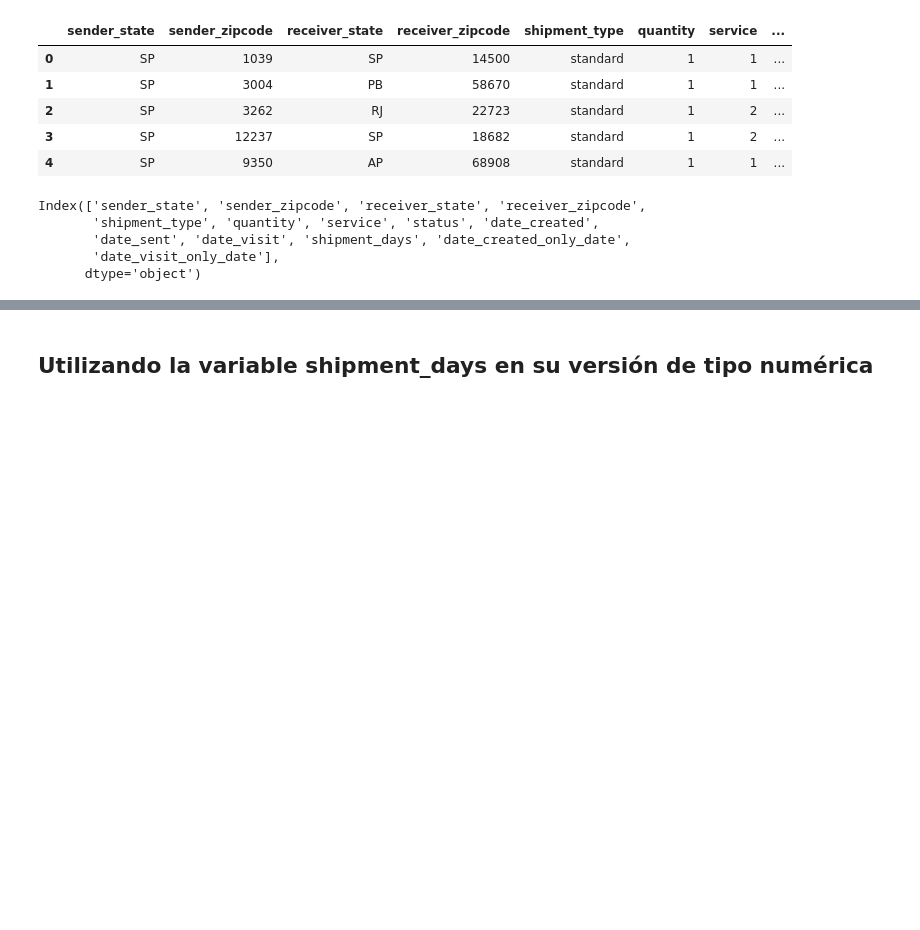
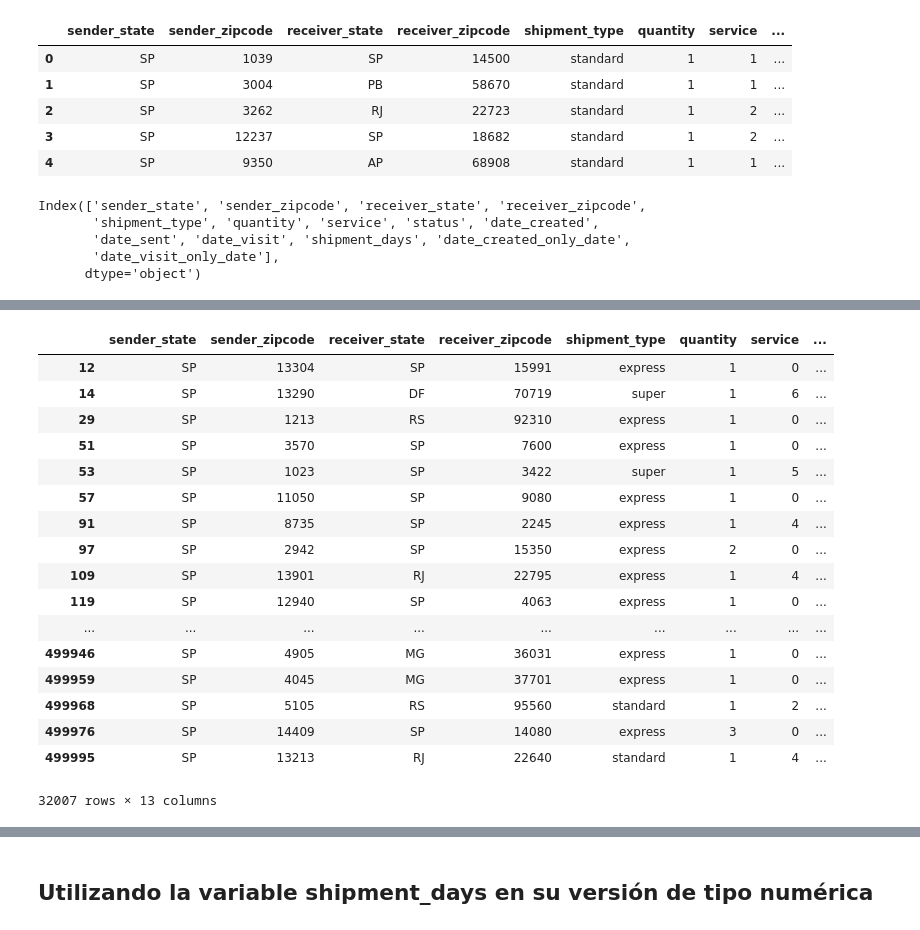
Before and after one commit to cnoeliachaves/diplodatos, a Jupyter notebook: mentoria/practico3-Mentoria.ipynb, the cells around one changed output, grey strips where cells are left out. Drawn from its saved outputs; the diff is of its cells as text; code cells hidden in the pictures; blank space fills up the shorter version.

```diff
--- a/mentoria/practico3-Mentoria.ipynb
+++ b/mentoria/practico3-Mentoria.ipynb
@@ -345,0 +244,2 @@ X_test = df_test[['sender_state','sender_zipcode','receiver_state','receiver_zip
+# %%
+X_test = df_test[['receiver_zipcode','service']]
@@ -377,0 +288,21 @@ Index(['sender_state', 'sender_zipcode', 'receiver_state', 'receiver_zipcode',
+# %%
+X_test
+# %% [output]
+|  | sender_state | sender_zipcode | receiver_state | receiver_zipcode | shipment_type | quantity | service | ... |
+| 12 | SP | 13304 | SP | 15991 | express | 1 | 0 | ... |
+| 14 | SP | 13290 | DF | 70719 | super | 1 | 6 | ... |
+| 29 | SP | 1213 | RS | 92310 | express | 1 | 0 | ... |
+| 51 | SP | 3570 | SP | 7600 | express | 1 | 0 | ... |
+| 53 | SP | 1023 | SP | 3422 | super | 1 | 5 | ... |
+| 57 | SP | 11050 | SP | 9080 | express | 1 | 0 | ... |
+| 91 | SP | 8735 | SP | 2245 | express | 1 | 4 | ... |
+| 97 | SP | 2942 | SP | 15350 | express | 2 | 0 | ... |
+| 109 | SP | 13901 | RJ | 22795 | express | 1 | 4 | ... |
+| 119 | SP | 12940 | SP | 4063 | express | 1 | 0 | ... |
+| ... | ... | ... | ... | ... | ... | ... | ... | ... |
+| 499946 | SP | 4905 | MG | 36031 | express | 1 | 0 | ... |
+| 499959 | SP | 4045 | MG | 37701 | express | 1 | 0 | ... |
+| 499968 | SP | 5105 | RS | 95560 | standard | 1 | 2 | ... |
+| 499976 | SP | 14409 | SP | 14080 | express | 3 | 0 | ... |
+| 499995 | SP | 13213 | RJ | 22640 | standard | 1 | 4 | ... |
+32007 rows × 13 columns
```
Also changed, not shown: parts of 39 cells of this notebook.
